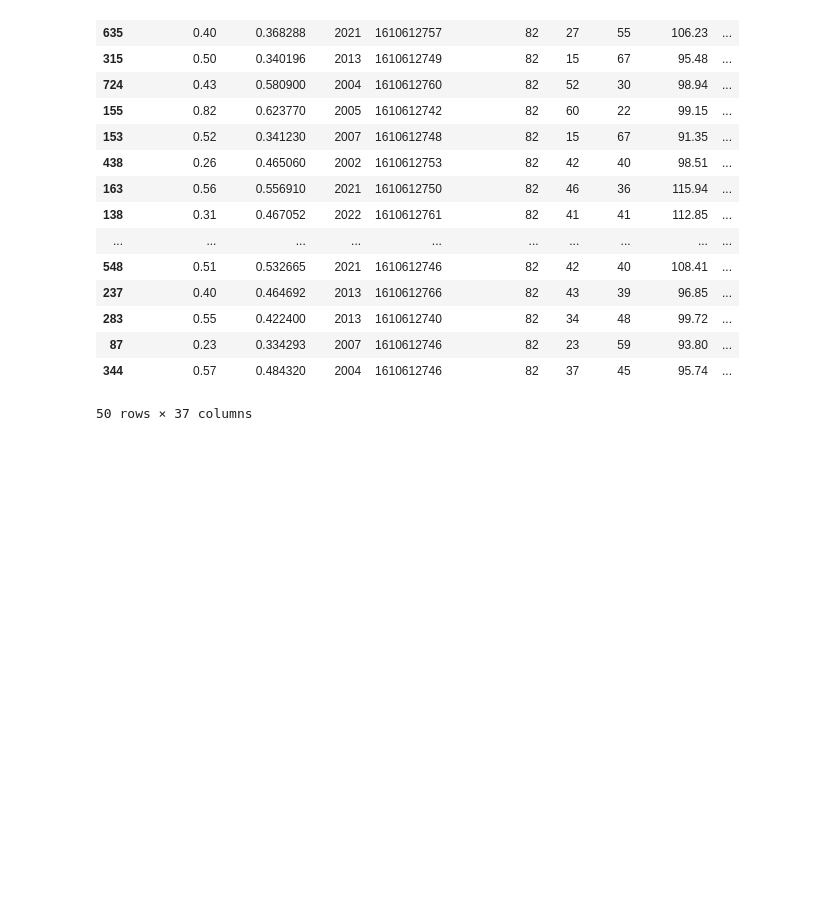
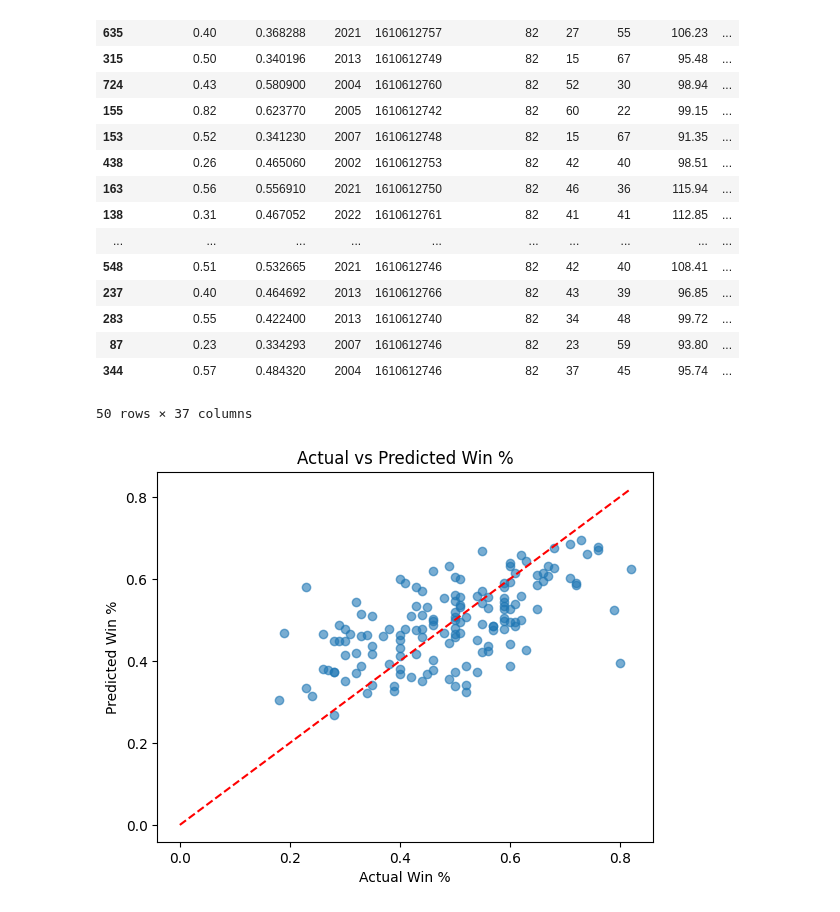
Before and after one commit to chrisjrizo/DS-207-NBA-Project, a Jupyter notebook: random_forest.ipynb, the cells around one changed output. Saved outputs shown, nothing was run; the diff lists cells and outputs as text; code cells hidden in the pictures; blank space fills up the shorter version.

```diff
--- a/random_forest.ipynb
+++ b/random_forest.ipynb
@@ -245,3 +245,12 @@ full_results.head(50)
 | 87 | 0.23 | 0.334293 | 2007 | 1610612746 | 82 | 23 | 59 | 93.80 | ... |
 | 344 | 0.57 | 0.484320 | 2004 | 1610612746 | 82 | 37 | 45 | 95.74 | ... |
 50 rows × 37 columns
+# %%
+plt.scatter(results["actual win pct"], results["predicted pct"], alpha=0.6)
+plt.xlabel("Actual Win %")
+plt.ylabel("Predicted Win %")
+plt.title("Actual vs Predicted Win %")
+plt.plot([0, results["actual win pct"].max()], [0, results["actual win pct"].max()], 'r--')
+plt.show()
+# %% [output]
+[figure, added]
```
